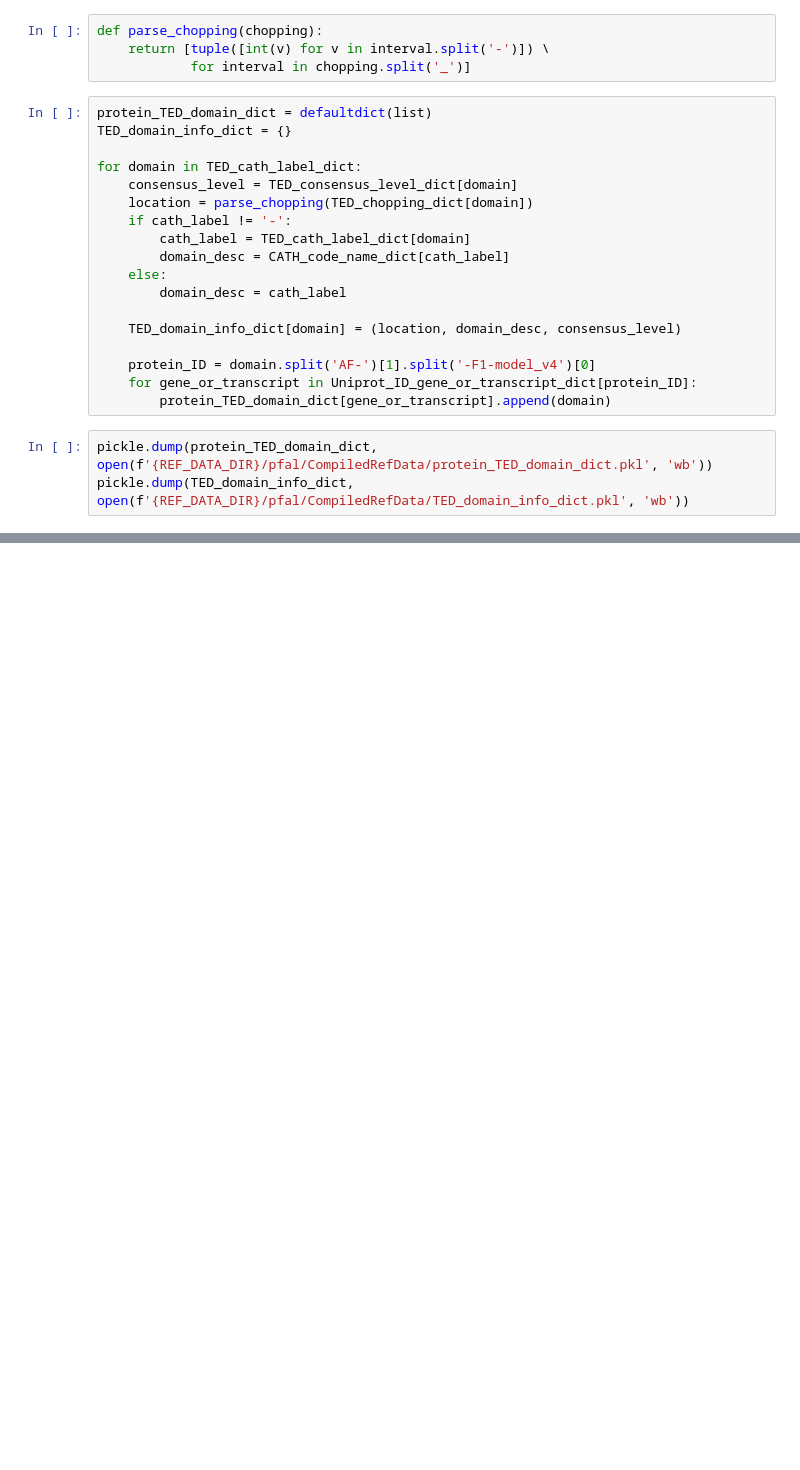
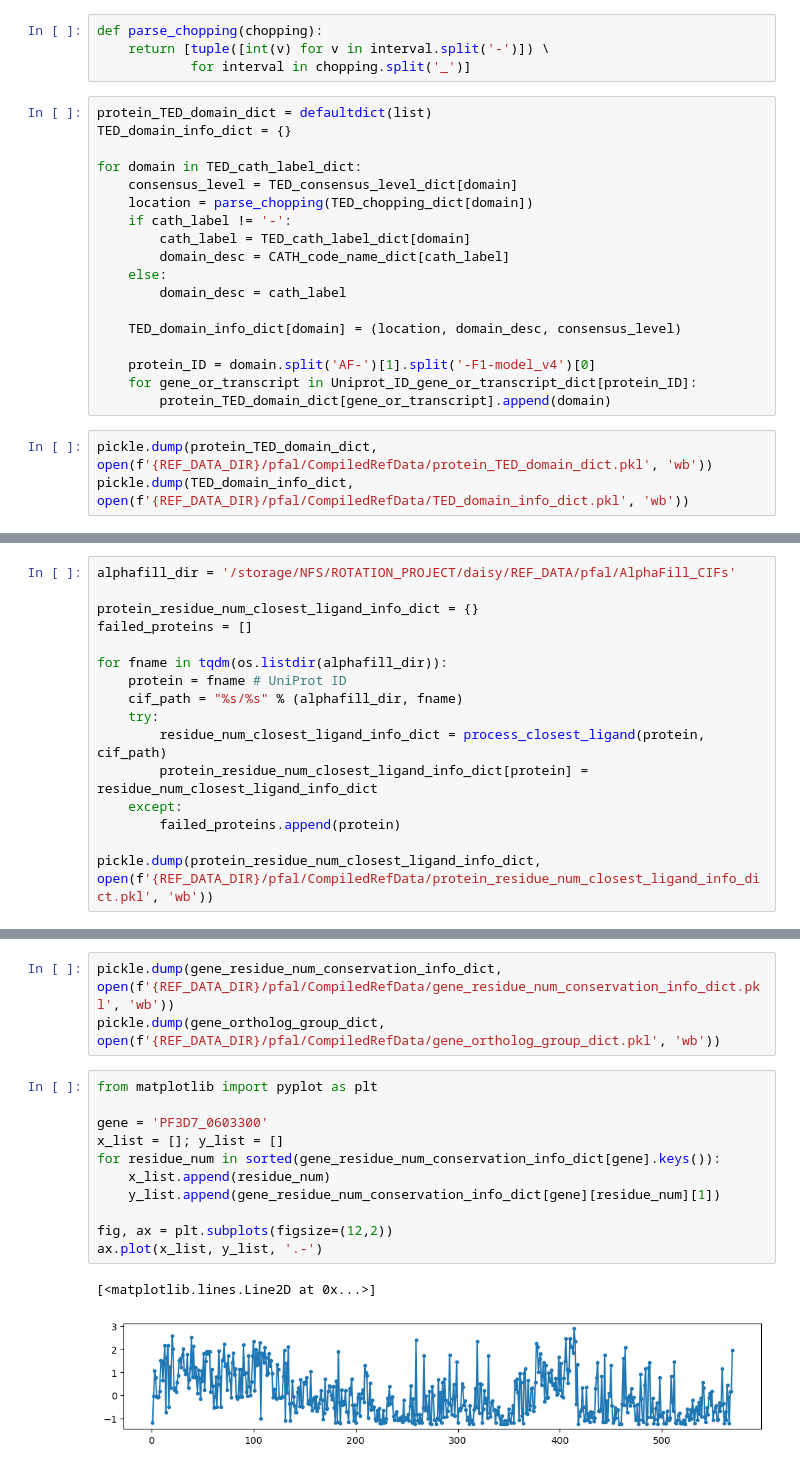
Before and after one commit to Justawayx/genomics_utils, a Jupyter notebook: utils/compile_protein_data.ipynb, the cells around one changed output, grey strips where cells are left out. Cells and saved outputs as stored; diff of their text form; blank space fills up the shorter version.

```diff
--- a/utils/compile_protein_data.ipynb
+++ b/utils/compile_protein_data.ipynb
@@ -495,0 +595,16 @@ pickle.dump(TED_domain_info_dict, open(f'{REF_DATA_DIR}/pfal/CompiledRefData/TED
+# %%
+alphafill_dir = '/storage/NFS/ROTATION_PROJECT/daisy/REF_DATA/pfal/AlphaFill_CIFs'
+
+protein_residue_num_closest_ligand_info_dict = {}
+failed_proteins = []
+
+for fname in tqdm(os.listdir(alphafill_dir)):
+    protein = fname # UniProt ID
+    cif_path = "%s/%s" % (alphafill_dir, fname)
+    try:
+        residue_num_closest_ligand_info_dict = process_closest_ligand(protein, cif_path)
+        protein_residue_num_closest_ligand_info_dict[protein] = residue_num_closest_ligand_info_dict
+    except:
+        failed_proteins.append(protein)
+
+pickle.dump(protein_residue_num_closest_ligand_info_dict, open(f'{REF_DATA_DIR}/pfal/CompiledRefData/protein_residue_num_closest_ligand_info_dict.pkl', 'wb'))
@@ -495,0 +719,17 @@ pickle.dump(TED_domain_info_dict, open(f'{REF_DATA_DIR}/pfal/CompiledRefData/TED
+# %%
+pickle.dump(gene_residue_num_conservation_info_dict, open(f'{REF_DATA_DIR}/pfal/CompiledRefData/gene_residue_num_conservation_info_dict.pkl', 'wb'))
+pickle.dump(gene_ortholog_group_dict, open(f'{REF_DATA_DIR}/pfal/CompiledRefData/gene_ortholog_group_dict.pkl', 'wb'))
+# %%
+from matplotlib import pyplot as plt
+
+gene = 'PF3D7_0603300'
+x_list = []; y_list = []
+for residue_num in sorted(gene_residue_num_conservation_info_dict[gene].keys()):
+    x_list.append(residue_num)
+    y_list.append(gene_residue_num_conservation_info_dict[gene][residue_num][1])
+
+fig, ax = plt.subplots(figsize=(12,2))
+ax.plot(x_list, y_list, '.-')
+# %% [output]
+[<matplotlib.lines.Line2D at 0x...>]
+[figure, added]
```
Also changed, not shown: parts of 10 cells of this notebook, 3 other files.
